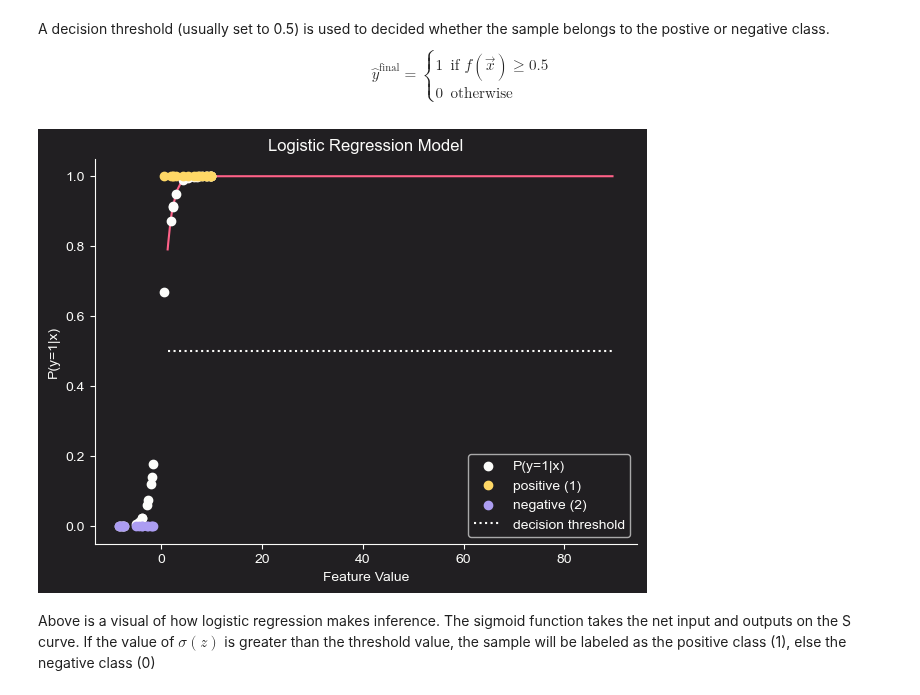
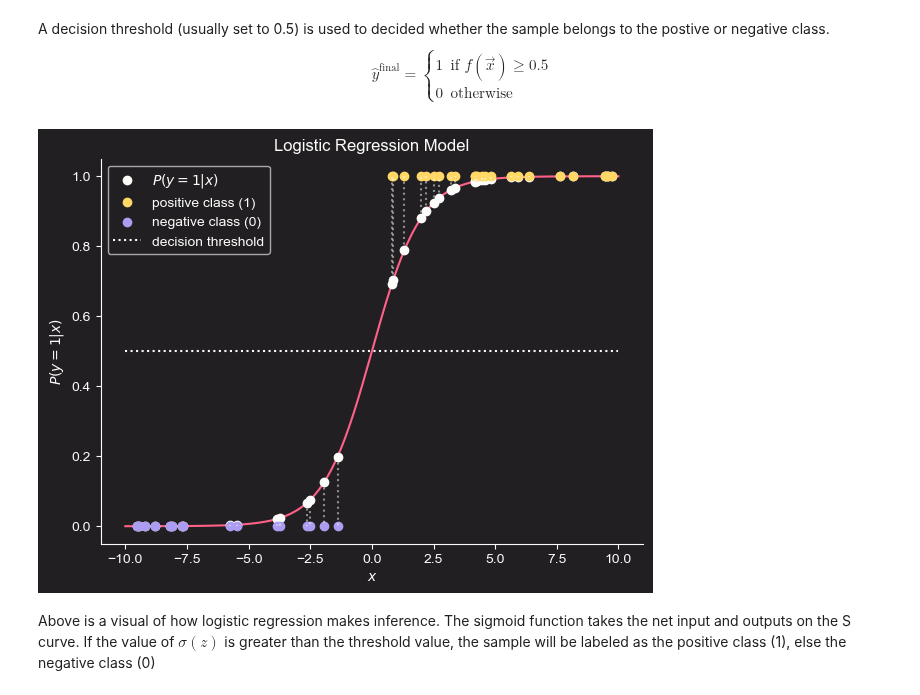
Before and after one commit to jakecreate/machine-learning-from-scratch, a Jupyter notebook: notebooks/1_fundamentals_of_supervised_learning.ipynb, the cells around one changed output. Saved outputs shown, nothing was run; the diff lists cells and outputs as text; code cells hidden in the pictures.

```diff
--- a/notebooks/1_fundamentals_of_supervised_learning.ipynb
+++ b/notebooks/1_fundamentals_of_supervised_learning.ipynb
@@ -652,29 +655,32 @@ def logreg_predict(X, w):
 def decision(probs, threshold=0.5):
     return np.where(probs >= threshold, 1, 0)
 # %%
-np.random.seed(315)
+np.random.seed(310)
 threshold = 0.5
 
-x_sample = np.random.uniform(-10,10,30)
-x_label = decision(sigmoid(x_sample), threshold)
+x_sample = np.random.uniform(-10,10,40)
+probs = sigmoid(x_sample)
+x_label = decision(probs, threshold)
 pos_mask = x_label == 1
 neg_mask = x_label == 0
+x = np.linspace(-10, 10, 500)
 
-fig, ax = plt.subplots(figsize=(7,5))
+fig, ax = plt.subplots(figsize=(7, 5))
 ax.plot(x, sigmoid(x), c=c_['red'], zorder=1)
-ax.scatter(x_sample, sigmoid(x_sample), c=c_['white'], label='P(y=1|x)')
-ax.scatter(x_sample[pos_mask], x_label[pos_mask], c=c_['yellow'], label='positive (1)')
-ax.scatter(x_sample[neg_mask], x_label[neg_mask], c=c_['purple'], label='negative (2)')
+ax.scatter(x_sample, probs, c=c_['white'], label=r'$P(y=1|x)$')
+ax.scatter(x_sample[pos_mask], x_label[pos_mask], c=c_['yellow'], label='positive class (1)')
+ax.scatter(x_sample[neg_mask], x_label[neg_mask], c=c_['purple'], label='negative class (0)')
 ax.hlines([threshold], xmin=np.min(x), xmax=np.max(x), colors=[c_['white']], linestyle=':', label='decision threshold')
+ax.vlines(x_sample, ymin=probs, ymax=x_label, colors=[c_['white']], linestyle=':', alpha=0.5)
 ax.legend()
 
 ax.set_title('Logistic Regression Model')
-ax.set_xlabel('Feature Value')
-ax.set_ylabel('P(y=1|x)')
+ax.set_xlabel(r'$x$')
+ax.set_ylabel(r'$P(y=1|x)$')
 ax.spines[['top', 'right']].set_visible(False)
 ax.spines[['bottom', 'left']].set_color(c_['white'])
 # %% [output]
-[figure, old version]
+[figure, new version]
 # %% [markdown]
 Above is a visual of how logistic regression makes inference. The sigmoid function takes the net input and outputs on the S curve. If the value of $\sigma(z)$ is greater than the threshold value, the sample will be labeled as the positive class (1), else the negative class (0)
 # %% [markdown]
```
Also changed, not shown: parts of 2 cells of this notebook.
